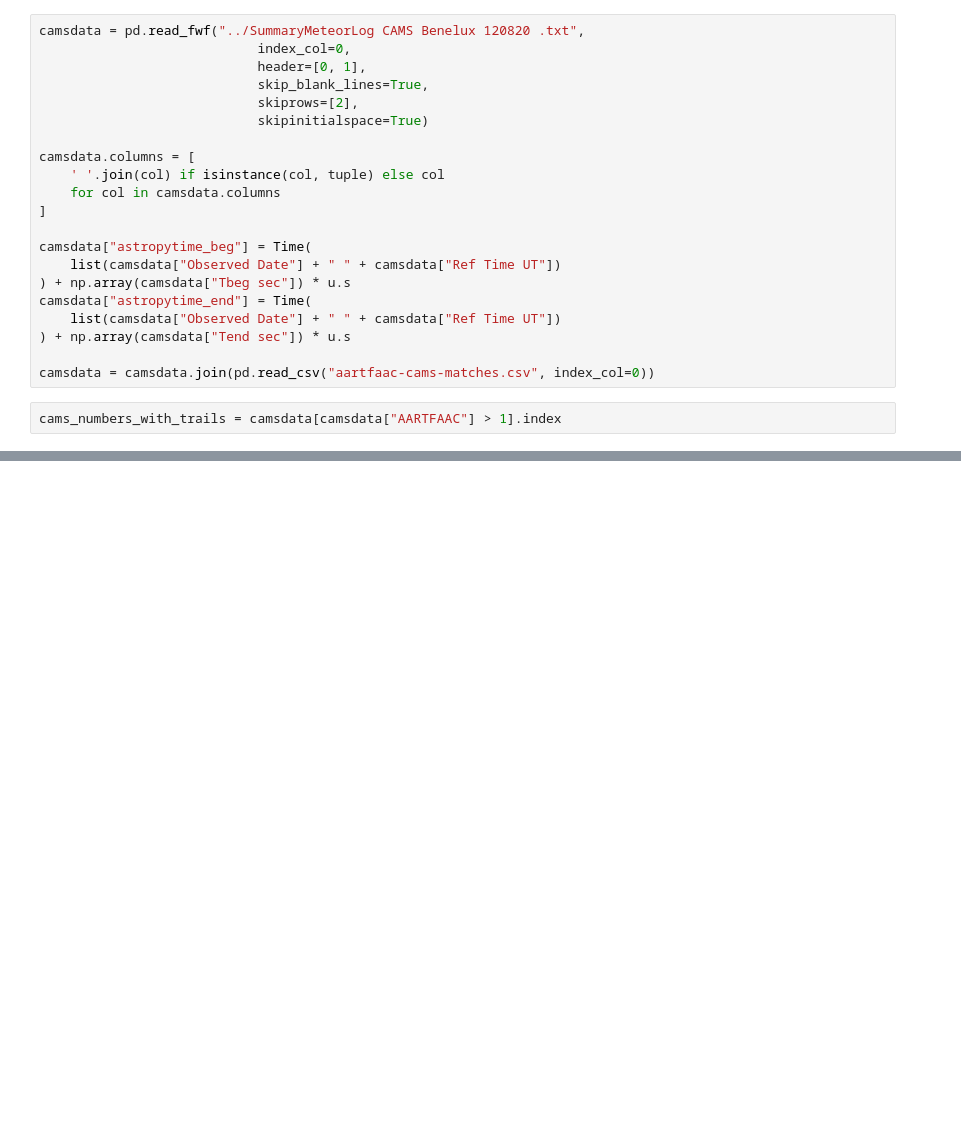
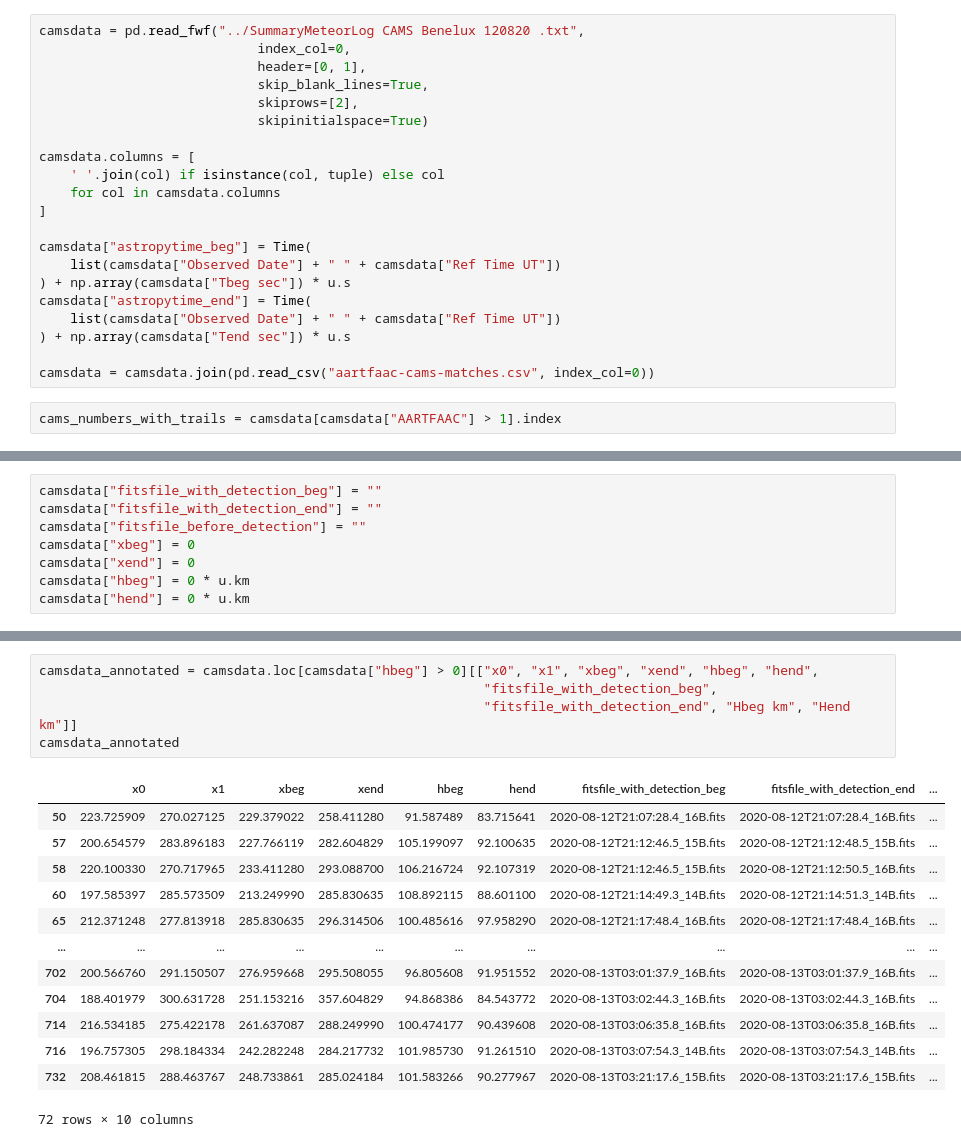
Before and after one commit to tammojan/perseids2020, a Jupyter notebook: reproject.ipynb, the cells around one changed output, grey strips where cells are left out. Saved outputs shown, nothing was run; the diff lists cells and outputs as text; blank space fills up the shorter version.

```diff
--- a/reproject.ipynb
+++ b/reproject.ipynb
@@ -103,0 +108,8 @@ cams_numbers_with_trails = camsdata[camsdata["AARTFAAC"] > 1].index
+# %%
+camsdata["fitsfile_with_detection_beg"] = ""
+camsdata["fitsfile_with_detection_end"] = ""
+camsdata["fitsfile_before_detection"] = ""
+camsdata["xbeg"] = 0
+camsdata["xend"] = 0
+camsdata["hbeg"] = 0 * u.km
+camsdata["hend"] = 0 * u.km
@@ -229,0 +250,19 @@ No good times around ['2020-08-12T21:57:18.680']
+# %%
+camsdata_annotated = camsdata.loc[camsdata["hbeg"] > 0][["x0", "x1", "xbeg", "xend", "hbeg", "hend",
+                                                         "fitsfile_with_detection_beg",
+                                                         "fitsfile_with_detection_end", "Hbeg km", "Hend km"]]
+camsdata_annotated
+# %% [output]
+|  | x0 | x1 | xbeg | xend | hbeg | hend | fitsfile_with_detection_beg | fitsfile_with_detection_end | ... |
+| 50 | 223.725909 | 270.027125 | 229.379022 | 258.411280 | 91.587489 | 83.715641 | 2020-08-12T21:07:28.4_16B.fits | 2020-08-12T21:07:28.4_16B.fits | ... |
+| 57 | 200.654579 | 283.896183 | 227.766119 | 282.604829 | 105.199097 | 92.100635 | 2020-08-12T21:12:46.5_15B.fits | 2020-08-12T21:12:48.5_15B.fits | ... |
+| 58 | 220.100330 | 270.717965 | 233.411280 | 293.088700 | 106.216724 | 92.107319 | 2020-08-12T21:12:46.5_15B.fits | 2020-08-12T21:12:50.5_16B.fits | ... |
+| 60 | 197.585397 | 285.573509 | 213.249990 | 285.830635 | 108.892115 | 88.601100 | 2020-08-12T21:14:49.3_14B.fits | 2020-08-12T21:14:51.3_14B.fits | ... |
+| 65 | 212.371248 | 277.813918 | 285.830635 | 296.314506 | 100.485616 | 97.958290 | 2020-08-12T21:17:48.4_16B.fits | 2020-08-12T21:17:48.4_16B.fits | ... |
+| ... | ... | ... | ... | ... | ... | ... | ... | ... | ... |
+| 702 | 200.566760 | 291.150507 | 276.959668 | 295.508055 | 96.805608 | 91.951552 | 2020-08-13T03:01:37.9_16B.fits | 2020-08-13T03:01:37.9_16B.fits | ... |
+| 704 | 188.401979 | 300.631728 | 251.153216 | 357.604829 | 94.868386 | 84.543772 | 2020-08-13T03:02:44.3_16B.fits | 2020-08-13T03:02:44.3_16B.fits | ... |
+| 714 | 216.534185 | 275.422178 | 261.637087 | 288.249990 | 100.474177 | 90.439608 | 2020-08-13T03:06:35.8_16B.fits | 2020-08-13T03:06:35.8_16B.fits | ... |
+| 716 | 196.757305 | 298.184334 | 242.282248 | 284.217732 | 101.985730 | 91.261510 | 2020-08-13T03:07:54.3_14B.fits | 2020-08-13T03:07:54.3_14B.fits | ... |
+| 732 | 208.461815 | 288.463767 | 248.733861 | 285.024184 | 101.583266 | 90.277967 | 2020-08-13T03:21:17.6_15B.fits | 2020-08-13T03:21:17.6_15B.fits | ... |
+72 rows × 10 columns
```
Also changed, not shown: parts of 16 cells of this notebook, 1 other file.
